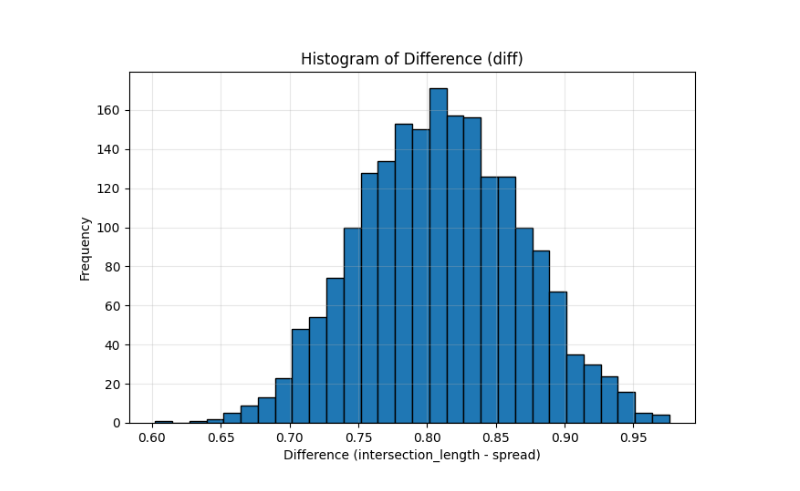
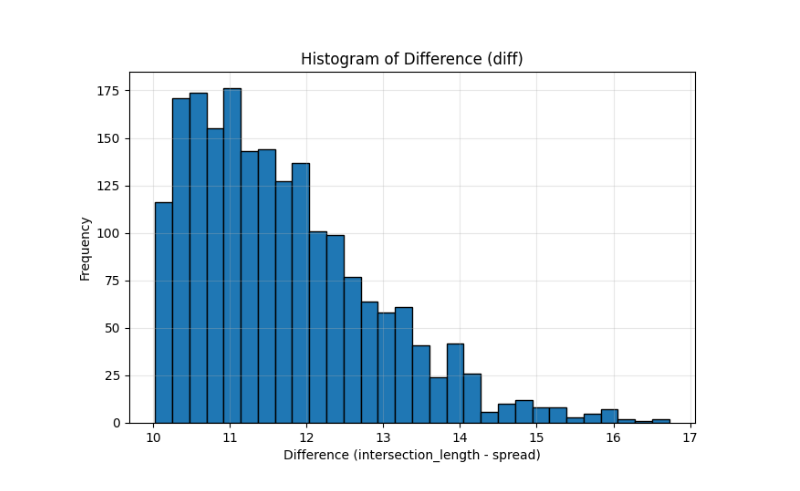
Before and after one commit to picarro-dsoler/Challenge_MultiplePassDetection, a Jupyter notebook: GridFormation/r1/MPD_GridFormation_Sim.ipynb, the cells around one changed output. Cells and saved outputs as stored; diff of their text form; code cells hidden in the pictures.

```diff
--- a/GridFormation/r1/MPD_GridFormation_Sim.ipynb
+++ b/GridFormation/r1/MPD_GridFormation_Sim.ipynb
@@ -13,7 +13,7 @@ from shapely.geometry import MultiLineString
 from shapely.ops import unary_union
 # Parameters for the normal distribution
 mu = 0      # mean
-sigma = 1.45# standard deviation
+sigma = 2# standard deviation
 
 # Use separate random generators
 rng1 = np.random.default_rng(seed=100)
@@ -32,7 +32,7 @@ binom_data = np.random.binomial(1, p_true, n_samples)
 
 # Number of iterations and samples per iteration
 n_iterations = 2000
-samples_per_iter = 5
+samples_per_iter = np.random.randint(1, 6)
 
 all_intersection_lengths = []
 spread = []
@@ -96,4 +96,4 @@ df = pd.DataFrame({
     'spread': [item['spread'] for item in spread],
     'std_dev': [item['std_dev'] for item in std_devs]
 })
-df['diff'] = (df['intersection_length'] - df['spread'])/df['intersection_length']
+df['diff'] = (df['intersection_length'] - df['spread'])/10
@@ -100,12 +112,12 @@ df['diff'] = (df['intersection_length'] - df['spread'])/df['intersection_length'
 # %%
 import matplotlib.pyplot as plt
 
 plt.figure(figsize=(8, 5))
-plt.hist(df['diff'], bins=30, edgecolor='black')
+plt.hist(df['intersection_length'], bins=30, edgecolor='black')
 plt.xlabel("Difference (intersection_length - spread)")
 plt.ylabel("Frequency")
 plt.title("Histogram of Difference (diff)")
 plt.grid(True, alpha=0.3)
 plt.show()
 # %% [output]
-[figure, old version]
+[figure, new version]
```
Also changed, not shown: parts of 1 cell of this notebook, 1 other file.
